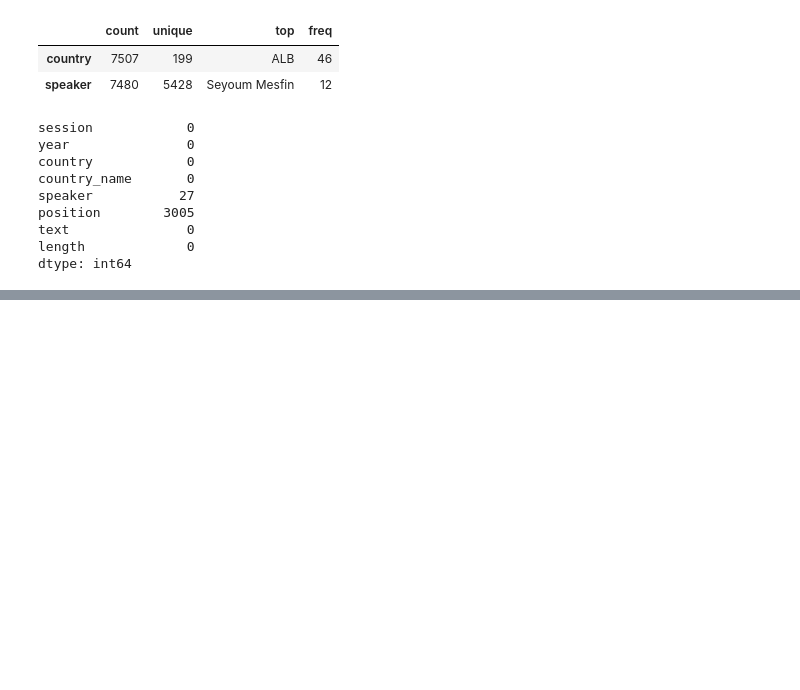
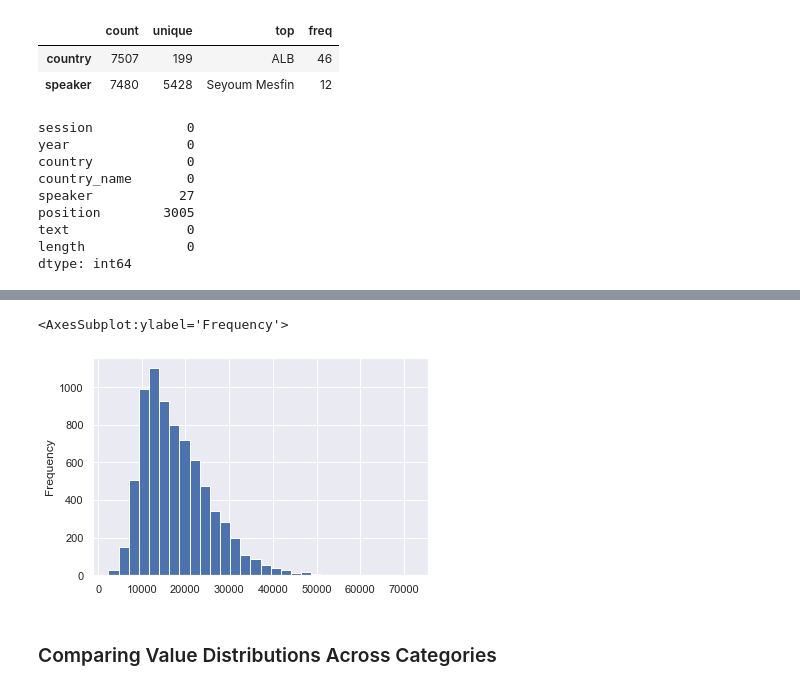
Before and after one commit to lkarjun/Text-Analysis-Workouts, a Jupyter notebook: 1. Gaining Early Insights from Textual Data/notebook.ipynb, the cells around one changed output, grey strips where cells are left out. Cells and saved outputs as stored; diff of their text form; code cells hidden in the pictures; blank space fills up the shorter version.

```diff
--- a/1. Gaining Early Insights from Textual Data/notebook.ipynb
+++ b/1. Gaining Early Insights from Textual Data/notebook.ipynb
@@ -53,0 +78,7 @@ dtype: int64
+# %%
+df["length"].plot(kind="hist", bins=30)
+# %% [output]
+<AxesSubplot:ylabel='Frequency'>
+[figure, added]
+# %% [markdown]
+### Comparing Value Distributions Across Categories
```
Also changed, not shown: parts of 11 cells of this notebook.
